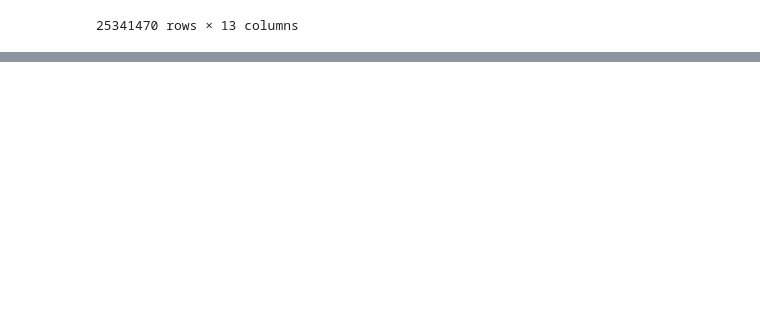
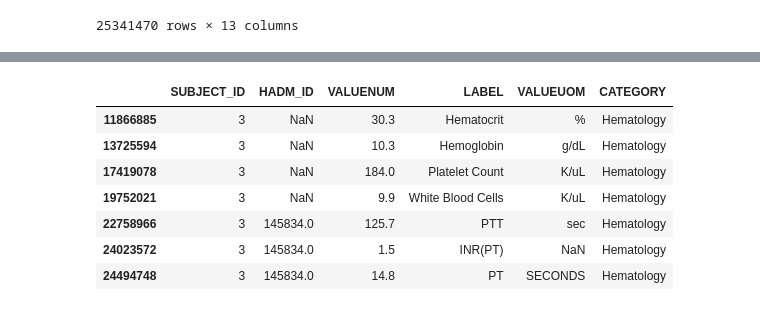
Before and after one commit to luker0bert/CriticalCareAnalysis, a Jupyter notebook: Notebooks/Lab Events Analysis JCC.ipynb, the cells around one changed output, grey strips where cells are left out. Saved outputs shown, nothing was run; the diff lists cells and outputs as text; code cells hidden in the pictures; blank space fills up the shorter version.

```diff
--- a/Notebooks/Lab Events Analysis JCC.ipynb
+++ b/Notebooks/Lab Events Analysis JCC.ipynb
@@ -135,13 +134,28 @@ chemistry.to_csv("../../../chemistry.csv")
 # %%
 # Hematology labels
 hematology = blood_df[blood_df.CATEGORY == 'Hematology']
-hematology = hematology[['SUBJECT_ID','HADM_ID','CHARTTIME','FLAG','LABEL','CATEGORY']]
-hematology.to_csv("../../../hematology.csv")
+hematology = hematology[['SUBJECT_ID','HADM_ID','VALUENUM','LABEL','VALUEUOM','CATEGORY']]
+#hematology.to_csv("../../../hematology.csv")
 #hematology_hematocrit = hematology[hematology.LABEL == 'Hematocrit']
 #hematology_hemoglobin = hematology[hematology.LABEL == 'Hemoglobin']
 #hematology_platelet_count = hematology[hematology.LABEL == 'Platelet Count']
 #hematology_ptt = hematology[hematology.LABEL == 'PTT']
 #hematology_inr(pt) = hematology[hematology.LABEL == 'INR(PT)']
 #hematology_pt = hematology[hematology.LABEL == 'PT']
 #hematology_white_blood_cells = hematology[hematology.LABEL == 'White Blood Cells']
 #hematology_wbc_count = hematology[hematology.LABEL == 'WBC Count']
+
+hematology = hematology[hematology['LABEL'].isin(tests)]
+
+hematology_labels = hematology.drop_duplicates(subset='LABEL')
+
+hematology_labels
+# %% [output]
+|  | SUBJECT_ID | HADM_ID | VALUENUM | LABEL | VALUEUOM | CATEGORY |
+| 11866885 | 3 | NaN | 30.3 | Hematocrit | % | Hematology |
+| 13725594 | 3 | NaN | 10.3 | Hemoglobin | g/dL | Hematology |
+| 17419078 | 3 | NaN | 184.0 | Platelet Count | K/uL | Hematology |
+| 19752021 | 3 | NaN | 9.9 | White Blood Cells | K/uL | Hematology |
+| 22758966 | 3 | 145834.0 | 125.7 | PTT | sec | Hematology |
+| 24023572 | 3 | 145834.0 | 1.5 | INR(PT) | NaN | Hematology |
+| 24494748 | 3 | 145834.0 | 14.8 | PT | SECONDS | Hematology |
```
Also changed, not shown: parts of 6 cells of this notebook.
